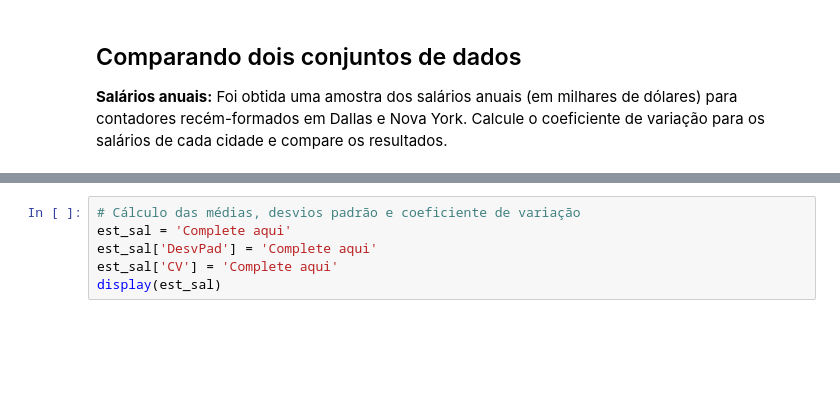
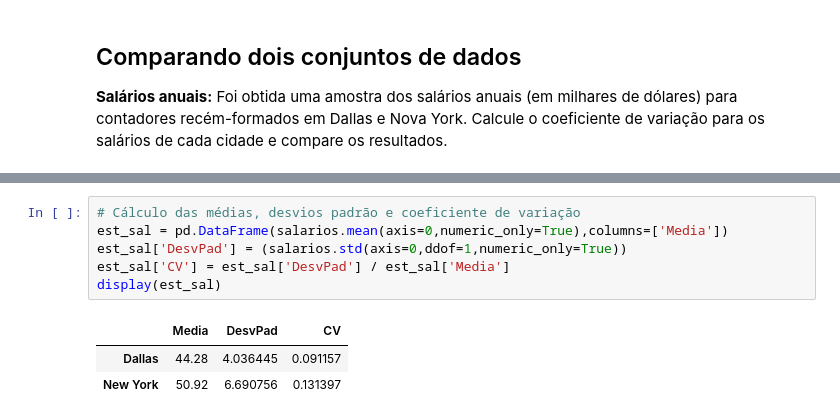
Before and after one commit to LucaPinheiro/Estatistica-2sem-IMT, a Jupyter notebook: Aula05/TTI109_Aula05_Versão_Aluno (1).ipynb, the cells around one changed output, grey strips where cells are left out. Drawn from its saved outputs; the diff is of its cells as text; blank space fills up the shorter version.

```diff
--- a/Aula05/TTI109_Aula05_Versão_Aluno.ipynb
+++ b/Aula05/TTI109_Aula05_Versão_Aluno (1).ipynb
@@ -140,6 +200,10 @@ display(salarios)
 # %%
 # Cálculo das médias, desvios padrão e coeficiente de variação
-est_sal = 'Complete aqui'
-est_sal['DesvPad'] = 'Complete aqui'
-est_sal['CV'] = 'Complete aqui'
+est_sal = pd.DataFrame(salarios.mean(axis=0,numeric_only=True),columns=['Media'])
+est_sal['DesvPad'] = (salarios.std(axis=0,ddof=1,numeric_only=True))
+est_sal['CV'] = est_sal['DesvPad'] / est_sal['Media']
 display(est_sal)
+# %% [output]
+|  | Media | DesvPad | CV |
+| Dallas | 44.28 | 4.036445 | 0.091157 |
+| New York | 50.92 | 6.690756 | 0.131397 |
```
Also changed, not shown: parts of 11 cells of this notebook, 16 other files.
